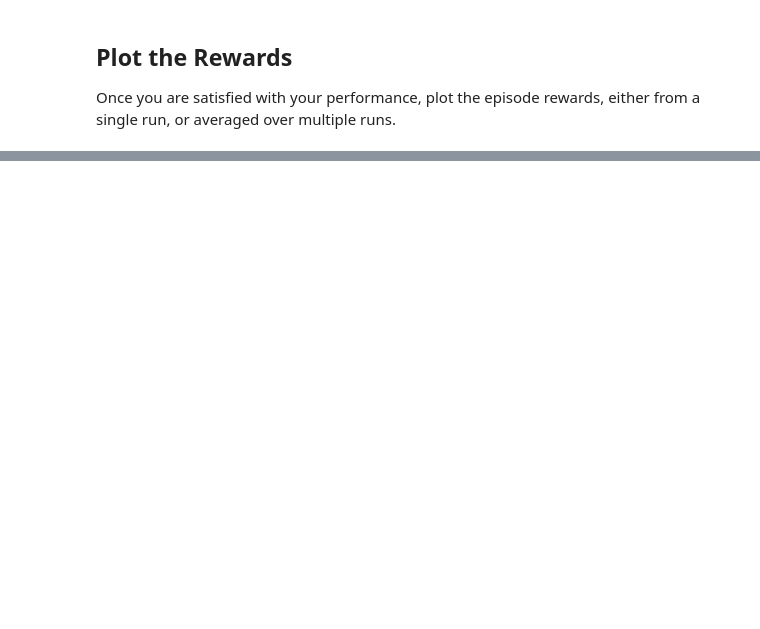
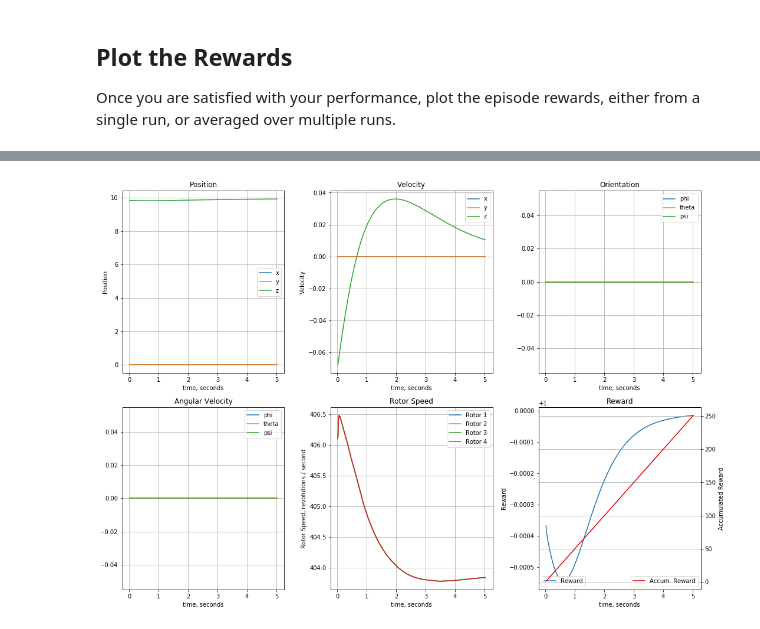
Before and after one commit to salamullahuet/RL_Quadcopter_2, a Jupyter notebook: Quadcopter_Project.ipynb, the cells around one changed output, grey strips where cells are left out. Saved outputs shown, nothing was run; the diff lists cells and outputs as text; code cells hidden in the pictures; blank space fills up the shorter version.

```diff
--- a/Quadcopter_Project.ipynb
+++ b/Quadcopter_Project.ipynb
@@ -251,0 +299,5 @@ Once you are satisfied with your performance, plot the episode rewards, either f
+# %%
+results = util.log_run(agent, 'DDPG.csv')
+util.plot_run(results)
+# %% [output]
+[figure, added]
```
Also changed, not shown: parts of 31 cells of this notebook, 8 other files.
